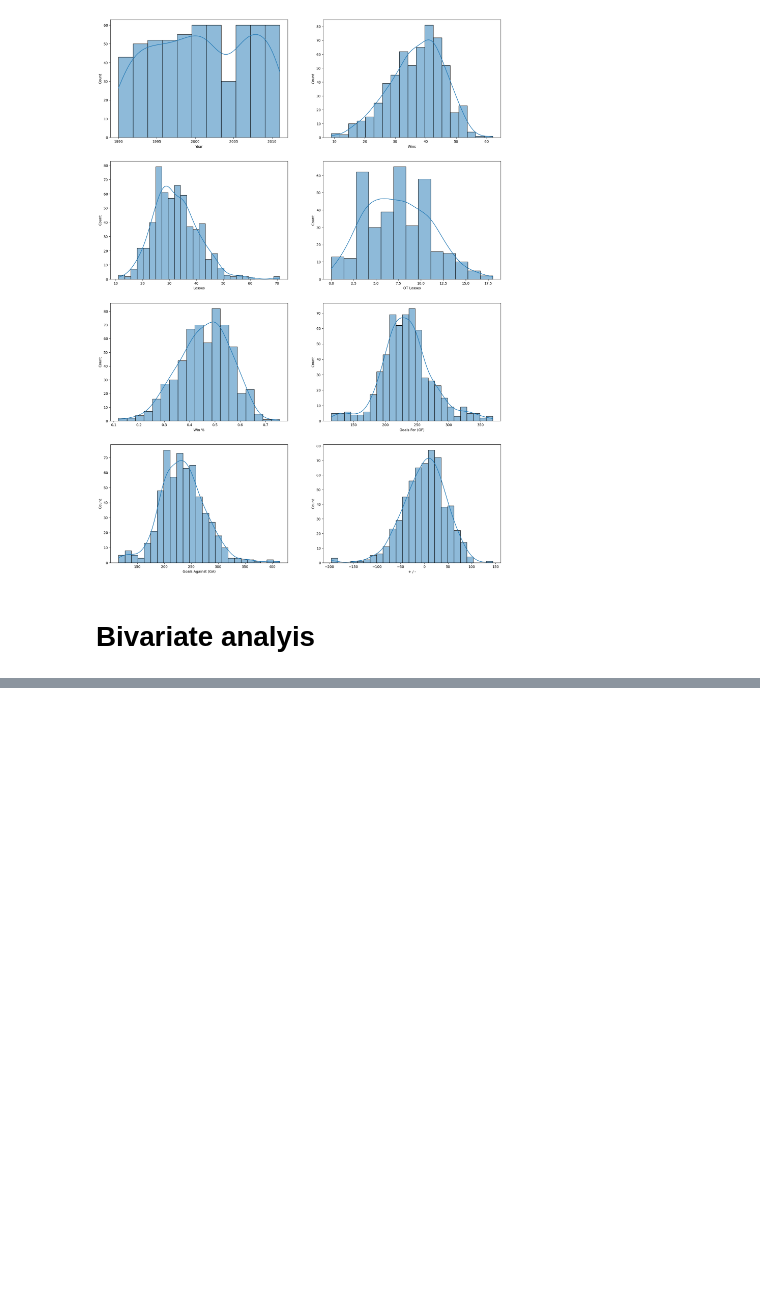
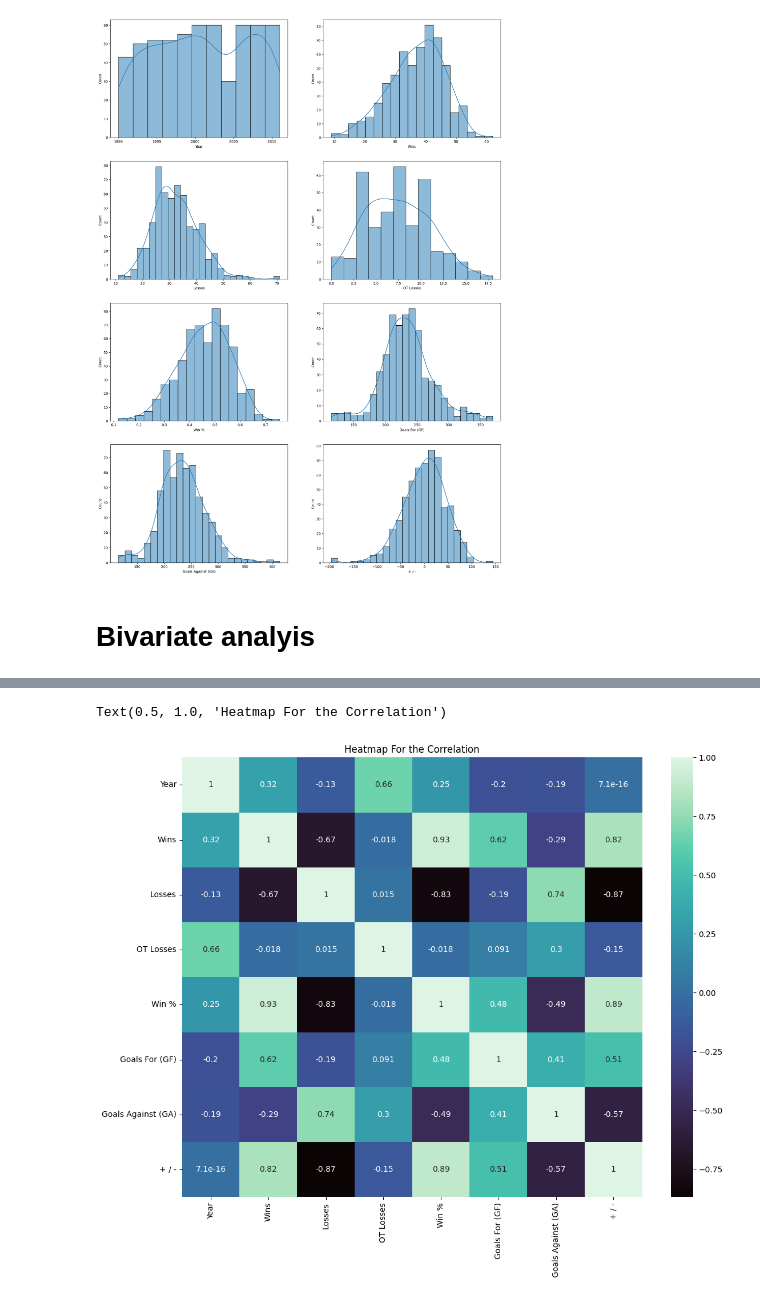
Before and after one commit to neerajprasad209/Etlhive_assignment, a Jupyter notebook: EDA_Scraped_data.ipynb, the cells around one changed output, grey strips where cells are left out. Drawn from its saved outputs; the diff is of its cells as text; code cells hidden in the pictures; blank space fills up the shorter version.

```diff
--- a/EDA_Scraped_data.ipynb
+++ b/EDA_Scraped_data.ipynb
@@ -195,3 +195,6 @@ plt.show()
 [figure]
 # %% [markdown]
 # Bivariate analyis
+# %%
+corr = df.corr(numeric_only=True)
+corr
@@ -197,0 +211,8 @@ plt.show()
+# %%
+plt.figure(figsize=(13,10))
+colormap = sns.color_palette("mako", as_cmap=True)
+sns.heatmap(data=corr,annot=True, cmap=colormap)
+plt.title('Heatmap For the Correlation')
+# %% [output]
+Text(0.5, 1.0, 'Heatmap For the Correlation')
+[figure, added]
```
Also changed, not shown: parts of 3 cells of this notebook.
